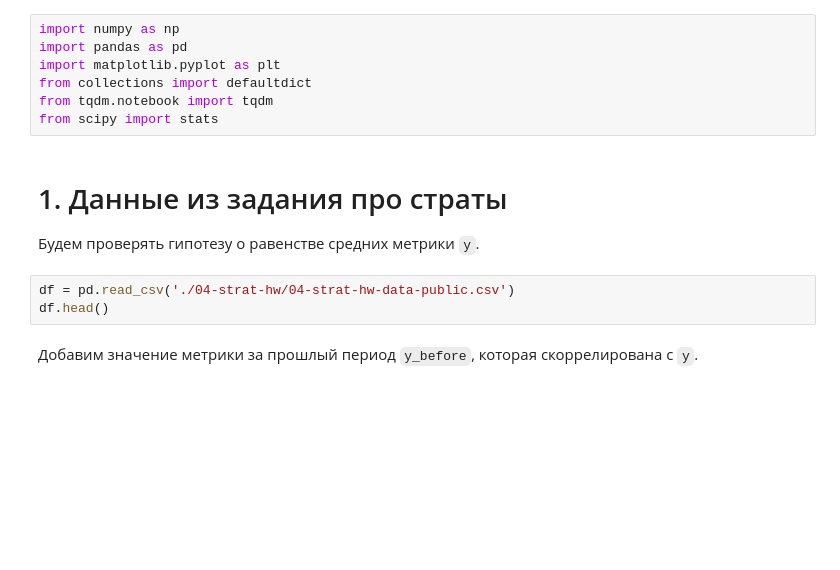
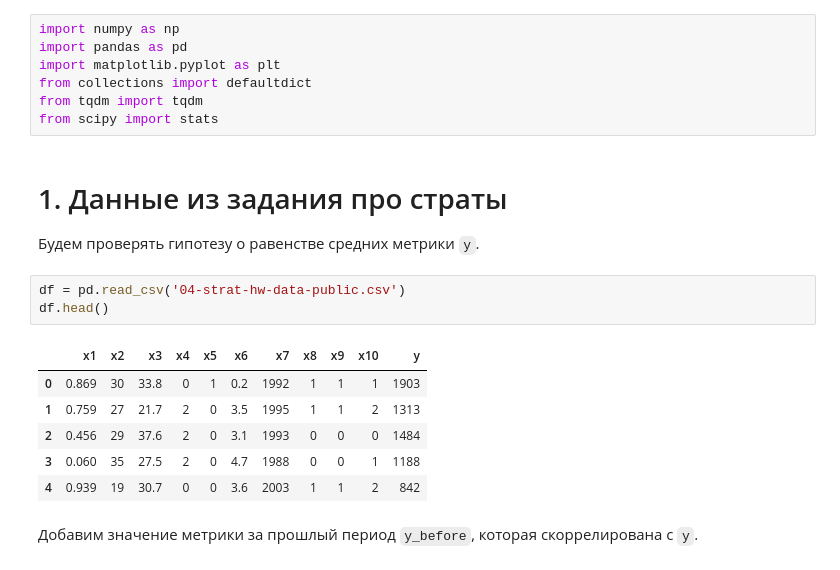
Before and after one commit to V1adych/ai-masters, a Jupyter notebook: abt/seminars/sem5/05-cuped-sem.ipynb, the cells around one changed output. Drawn from its saved outputs; the diff is of its cells as text; blank space fills up the shorter version.

```diff
--- a/abt/seminars/sem5/05-cuped-sem.ipynb
+++ b/abt/seminars/sem5/05-cuped-sem.ipynb
@@ -3,15 +3,22 @@ import numpy as np
 import pandas as pd
 import matplotlib.pyplot as plt
 from collections import defaultdict
-from tqdm.notebook import tqdm
+from tqdm import tqdm
 from scipy import stats
 # %% [markdown]
 # 1. Данные из задания про страты
 
 Будем проверять гипотезу о равенстве средних метрики `y`.
 # %%
-df = pd.read_csv('./04-strat-hw/04-strat-hw-data-public.csv')
+df = pd.read_csv('04-strat-hw-data-public.csv')
 df.head()
+# %% [output]
+|  | x1 | x2 | x3 | x4 | x5 | x6 | x7 | x8 | x9 | x10 | y |
+| 0 | 0.869 | 30 | 33.8 | 0 | 1 | 0.2 | 1992 | 1 | 1 | 1 | 1903 |
+| 1 | 0.759 | 27 | 21.7 | 2 | 0 | 3.5 | 1995 | 1 | 1 | 2 | 1313 |
+| 2 | 0.456 | 29 | 37.6 | 2 | 0 | 3.1 | 1993 | 0 | 0 | 0 | 1484 |
+| 3 | 0.060 | 35 | 27.5 | 2 | 0 | 4.7 | 1988 | 0 | 0 | 1 | 1188 |
+| 4 | 0.939 | 19 | 30.7 | 0 | 0 | 3.6 | 2003 | 1 | 1 | 2 | 842 |
 # %% [markdown]
 Добавим значение метрики за прошлый период `y_before`, которая скоррелирована с `y`.
 # %%
```
Also changed, not shown: parts of 6 cells of this notebook.
